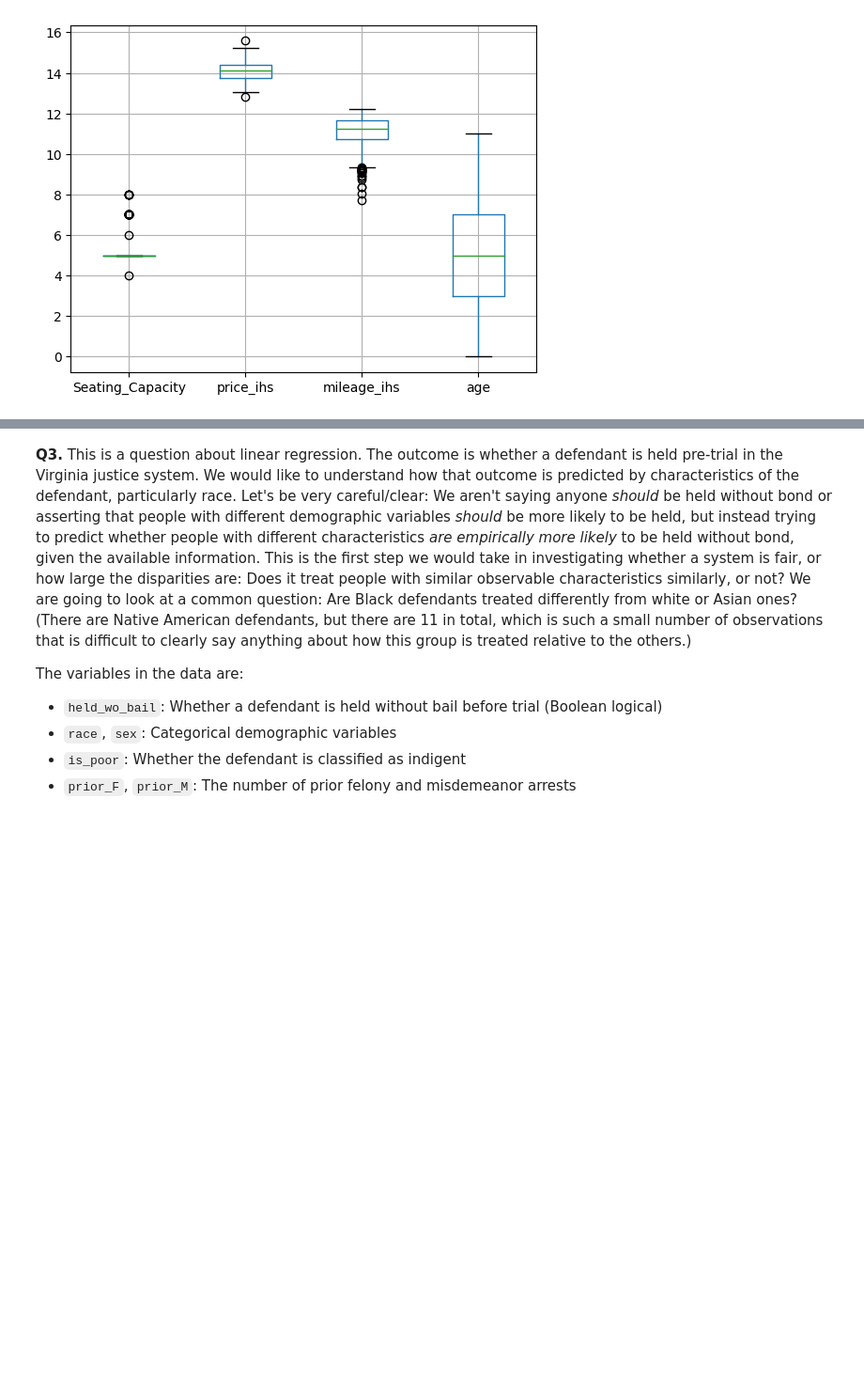
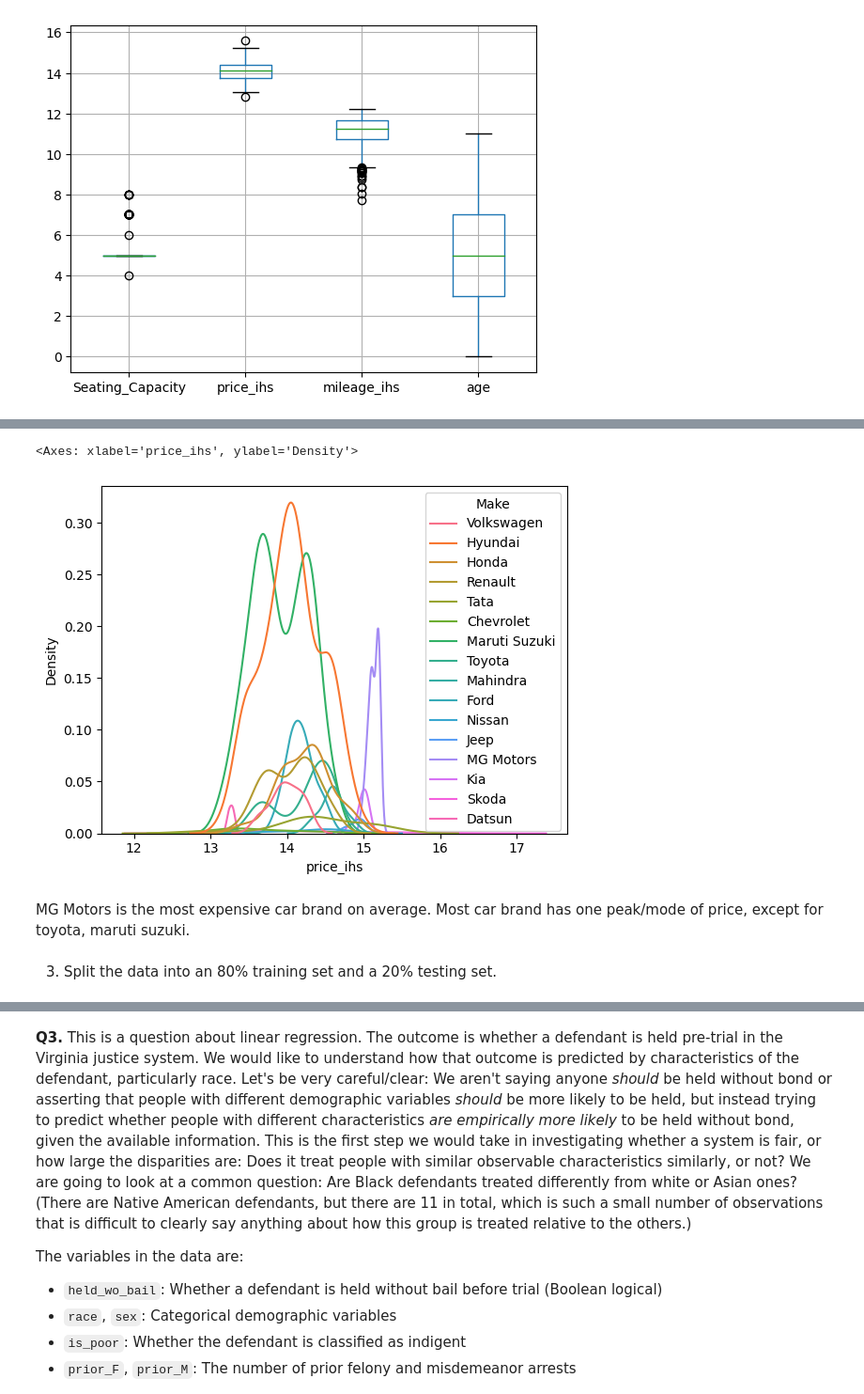
Before and after one commit to CarolWuuu/DS3001_linearRegression, a Jupyter notebook: assignment.ipynb, the cells around one changed output, grey strips where cells are left out. Shown: that part at 94% size. Drawn from its saved outputs; the diff is of its cells as text; code cells hidden in the pictures; blank space fills up the shorter version.

```diff
--- a/assignment.ipynb
+++ b/assignment.ipynb
@@ -225,0 +242,9 @@ df.boxplot()
+# %%
+sns.kdeplot(data=df,x='price_ihs',hue='Make')
+# %% [output]
+<Axes: xlabel='price_ihs', ylabel='Density'>
+[figure, added]
+# %% [markdown]
+MG Motors is the most expensive car brand on average. Most car brand has one peak/mode of price, except for toyota, maruti suzuki.
+# %% [markdown]
+3. Split the data into an 80% training set and a 20% testing set.
```
Also changed, not shown: parts of 11 cells of this notebook.
